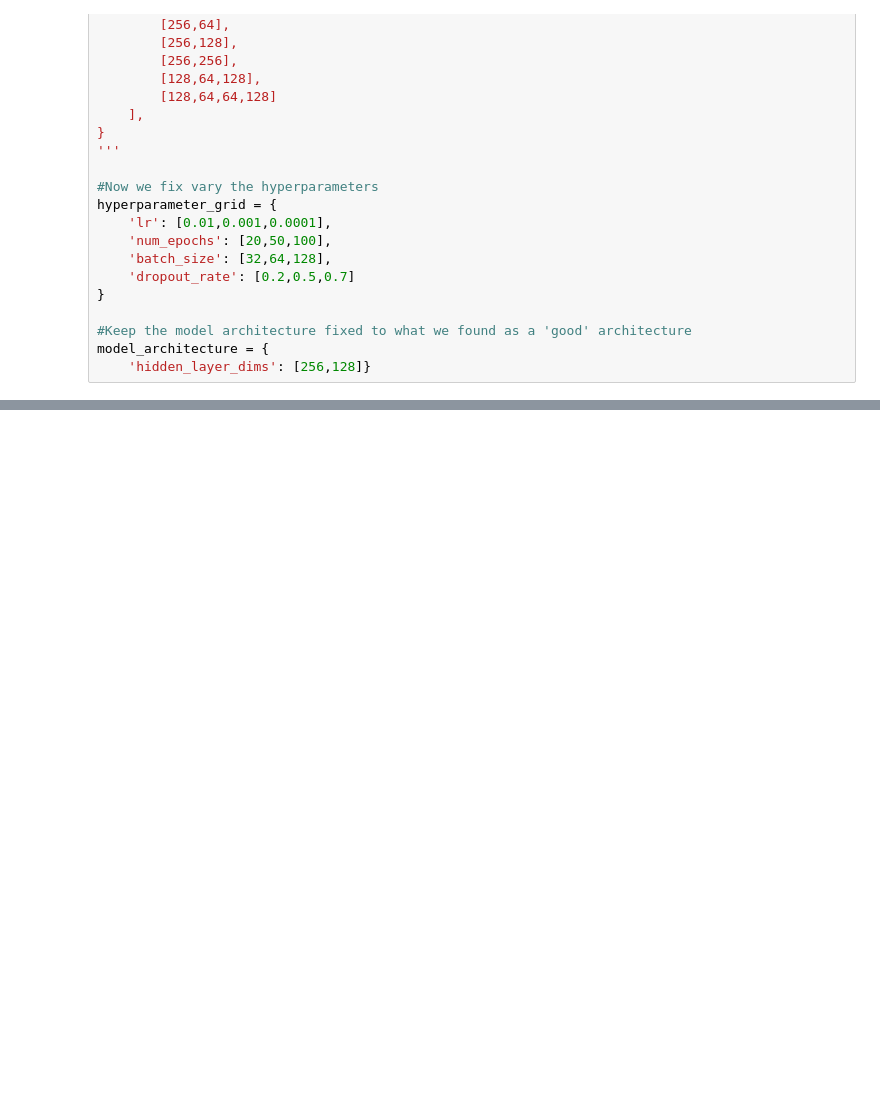
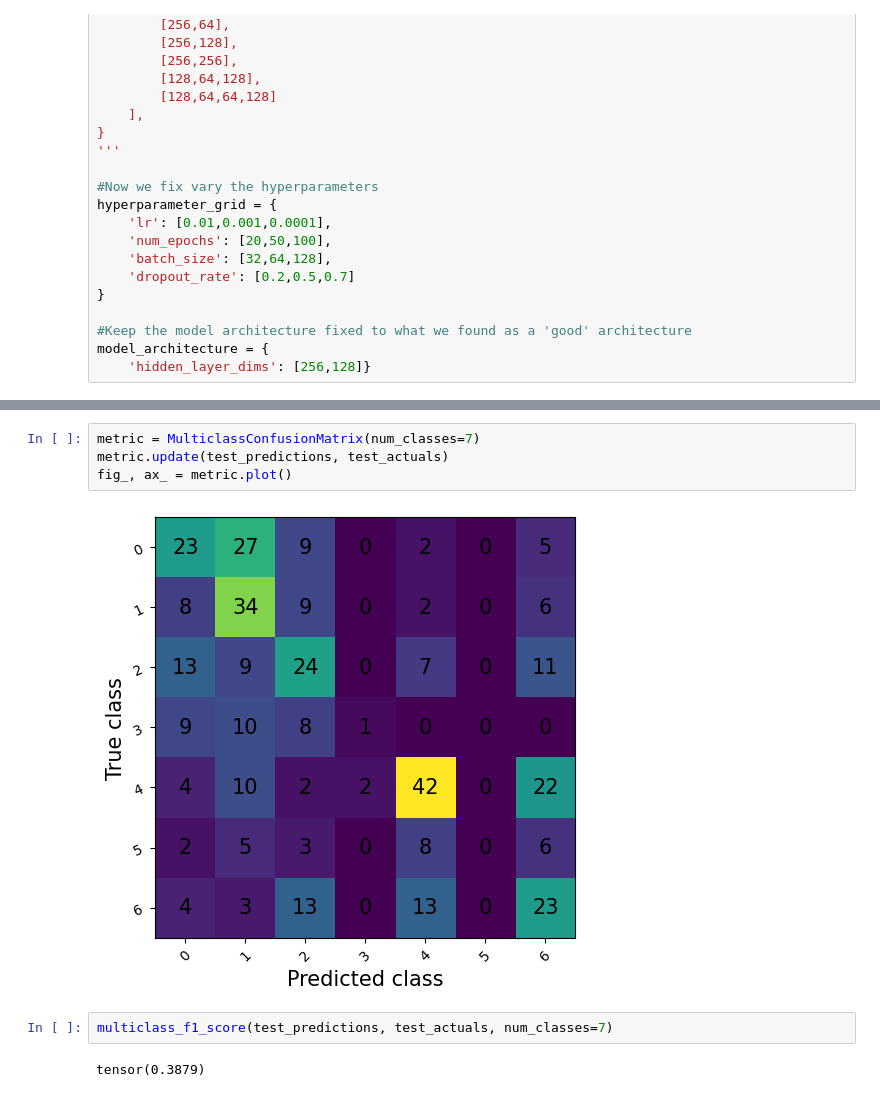
Before and after one commit to nithinprasad94/ENGG6600_DL_Final_Project, a Jupyter notebook: dl_final_project_mlp_pca.ipynb, the cells around one changed output, grey strips where cells are left out. Cells and saved outputs as stored; diff of their text form; blank space fills up the shorter version.

```diff
--- a/dl_final_project_mlp_pca.ipynb
+++ b/dl_final_project_mlp_pca.ipynb
@@ -386,0 +411,10 @@ print(f"Test Accuracy: {test_accuracy:.2f}%")
+# %%
+metric = MulticlassConfusionMatrix(num_classes=7)
+metric.update(test_predictions, test_actuals)
+fig_, ax_ = metric.plot()
+# %% [output]
+[figure, added]
+# %%
+multiclass_f1_score(test_predictions, test_actuals, num_classes=7)
+# %% [output]
+tensor(0.3879)
```
Also changed, not shown: parts of 14 cells of this notebook, 3 other files.
